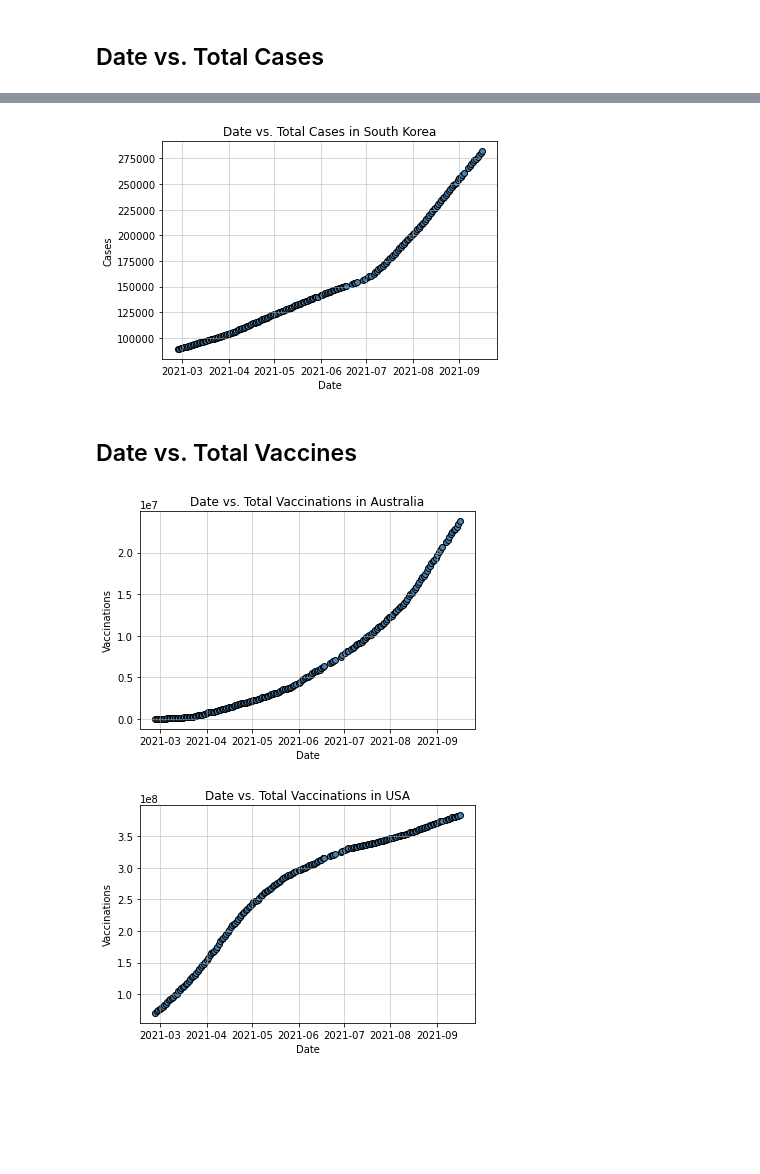
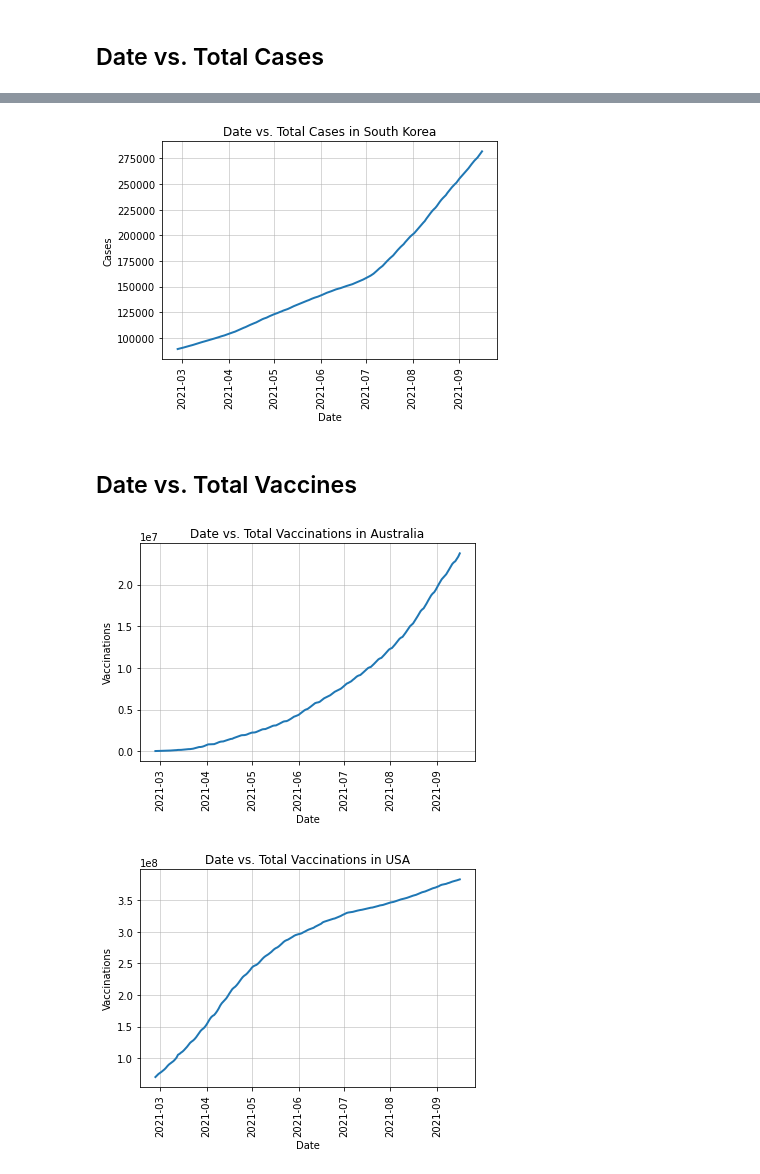
Before and after one commit to BenPickles85/bootcamp-project-1, a Jupyter notebook: vaccines_aus_merged.ipynb, the cells around one changed output, grey strips where cells are left out. Saved outputs shown, nothing was run; the diff lists cells and outputs as text; code cells hidden in the pictures; blank space fills up the shorter version.

```diff
--- a/vaccines_aus_merged.ipynb
+++ b/vaccines_aus_merged.ipynb
@@ -449,36 +445,39 @@ plt.grid(linewidth=1, alpha = 0.5)
 # %%
-# Create Scatter Plot
-plt.scatter(total_vac_case["date"], total_vac_case["Total Cases (SKr)"], facecolor = "steelblue", edgecolor = "black")
+# Create line chart
+plt.plot(total_vac_case["date"], total_vac_case["Total Cases (SKr)"], linewidth=2)
 
 # Set title, labels and gridline
 plt.title("Date vs. Total Cases in South Korea")
 plt.xlabel("Date")
 plt.ylabel("Cases")
+plt.xticks(rotation='vertical')
 plt.grid(linewidth=1, alpha = 0.5)
 # %% [output]
-[figure, old version]
+[figure, new version]
 # %% [markdown]
 ## Date vs. Total Vaccines
 # %%
-# Create Scatter Plot
-plt.scatter(total_vac_case["date"], total_vac_case["Total Vaccinations (Aus)"], facecolor = "steelblue", edgecolor = "black")
+# Create line chart
+plt.plot(total_vac_case["date"], total_vac_case["Total Vaccinations (Aus)"], linewidth=2)
 
 # Set title, labels and gridline
 plt.title("Date vs. Total Vaccinations in Australia")
 plt.xlabel("Date")
 plt.ylabel("Vaccinations")
+plt.xticks(rotation='vertical')
 plt.grid(linewidth=1, alpha = 0.5)
 # %% [output]
-[figure, old version]
+[figure, new version]
 # %%
-# Create Scatter Plot
-plt.scatter(total_vac_case["date"], total_vac_case["Total Vaccinations (US)"], facecolor = "steelblue", edgecolor = "black")
+# Create line chart
+plt.plot(total_vac_case["date"], total_vac_case["Total Vaccinations (US)"], linewidth=2)
 
 # Set title, labels and gridline
 plt.title("Date vs. Total Vaccinations in USA")
 plt.xlabel("Date")
 plt.ylabel("Vaccinations")
+plt.xticks(rotation='vertical')
 plt.grid(linewidth=1, alpha = 0.5)
 # %% [output]
-[figure, old version]
+[figure, new version]
 # %%
```
Also changed, not shown: parts of 10 cells of this notebook, 1 other file.
